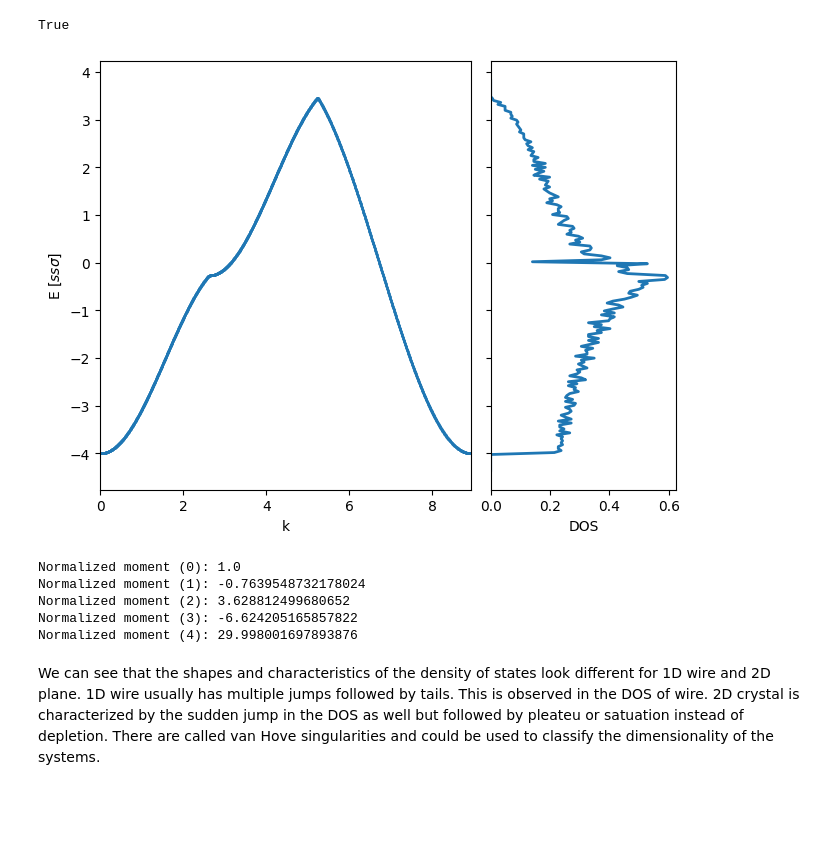
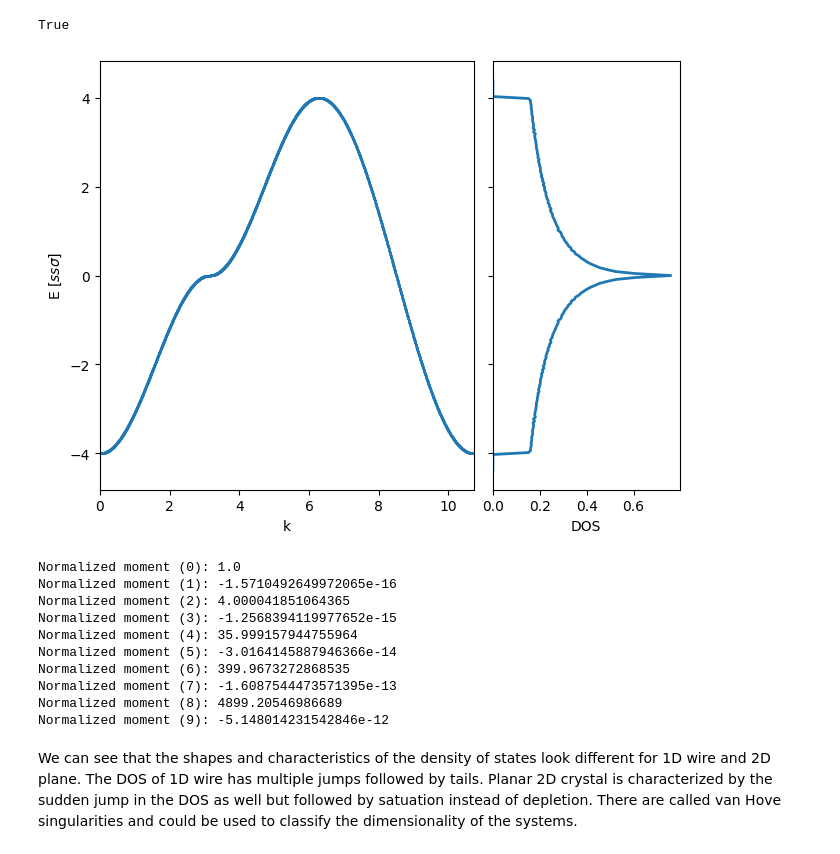
Before and after one commit to chiang-yuan/cyclone, a Jupyter notebook: qm/basics/dos.ipynb, the cells around one changed output. Cells and saved outputs as stored; diff of their text form; code cells hidden in the pictures; blank space fills up the shorter version.

```diff
--- a/qm/basics/dos.ipynb
+++ b/qm/basics/dos.ipynb
@@ -122,0 +44,12 @@ $\displaystyle \left[\begin{matrix}- 2.0 \cos{\left(1.2 k \right)} - 2.0 & 0 & 0
+# %%
+k = symbols("k")
+a, b = symbols("a, b")
+
+Hk_wire = Es + 2*sss*(cos(k*a) + cos(k*b))
+
+Hk_wire = Hk_wire.subs(
+    [
+        (Es, 0),
+        (sss, -4 * betar),
+    ]
+) / abs(sss.subs(sss, -4 * betar))
@@ -174,8 +132,6 @@ np.isclose(np.trapz(dos, bin_centers), 2)
 # %% [output]
 True
 # %%
-
-
 with plt.style.context('default'):
 
     LINE_WIDTH = 2
@@ -204,14 +160,15 @@ with plt.style.context('default'):
     xlo, xhi = ax[i].get_xlim()
     ax[i].set(
         xlabel='DOS',
-        xlim=(0, 0.5*xhi),
+        xlim=(0, xhi),
     )
 
     plt.show()
 
-for n in range(5):
+for n in range(10):
     print(f"Normalized moment ({n}):", (dos * bin_centers**n).sum() / dos.sum())
 
+KES_wire = KES
 dos_wire = dos
 bin_wire = bin_centers
 # %% [output]
@@ -241,9 +205,6 @@ Hk_plane
 # %% [output]
 $\displaystyle - 2.0 \cos{\left(a k \right)} - 2.0 \cos{\left(b k \right)}$
 # %%
-from sympy.vector import CoordSys3D
-
-R = CoordSys3D('R')
 
 # bandstructure
 G = [0, 0]
@@ -271,8 +232,8 @@ for ki in ks:
     ksub = ki[0]*R.i + ki[1]*R.j
     Hsub = Hk_plane.subs(
         [
-            (k*a, ksub&-R.j),
-            (k*b, ksub&R.i)
+            (k*a, ksub&-R.j*ao),
+            (k*b, ksub&R.i*ao)
         ]
     )
 
@@ -285,7 +246,7 @@ kes = np.array(kes)
 
 # dos
 
-L = int(2e2)
+L = int(1e3)
 
 kas, kbs = np.meshgrid(
     np.linspace(-np.pi/ao, np.pi/ao, L, endpoint=False),
@@ -300,8 +261,8 @@ for ki in tqdm(ks):
     ksub = ki[0]*-R.j + ki[1]*R.i
     Hsub = Hk_plane.subs(
         [
-            (k*a, ksub&-R.j),
-            (k*b, ksub&R.i)
+            (k*a, ksub&-R.j*ao),
+            (k*b, ksub&R.i*ao)
         ]
     )
     KES.append(float(Hsub))
@@ -333,39 +294,46 @@ with plt.style.context('default'):
                                  sharey=True,
                                  width_ratios=[1, 0.5],
                                  constrained_layout=True)
 
     i = 'a'
 
     ax[i].scatter(kes[:, 0], kes[:, 1], s=0.25*LINE_WIDTH)
 
     ax[i].set(
         xlabel='k',
         xlim=(kes[:, 0].min(), kes[:, 0].max()),
         ylabel='E [$ss\\sigma$]'
     )
 
     i = 'b'
 
     ax[i].plot(dos, bin_centers, lw=LINE_WIDTH)
 
     xlo, xhi = ax[i].get_xlim()
     ax[i].set(
         xlabel='DOS',
         xlim=(0, xhi),
     )
 
     plt.show()
 
-for n in range(5):
+for n in range(10):
     print(f"Normalized moment ({n}):", (dos * bin_centers**n).sum() / dos.sum())
+
+KES_plane = KES
 dos_plane = dos
 bin_plane = bin_centers
 # %% [output]
-[figure, old version]
+[figure, new version]
 Normalized moment (0): 1.0
-Normalized moment (1): -0.7639548732178024
-Normalized moment (2): 3.628812499680652
-Normalized moment (3): -6.624205165857822
-Normalized moment (4): 29.998001697893876
+Normalized moment (1): -1.5710492649972065e-16
+Normalized moment (2): 4.000041851064365
+Normalized moment (3): -1.2568394119977652e-15
+Normalized moment (4): 35.999157944755964
+Normalized moment (5): -3.0164145887946366e-14
+Normalized moment (6): 399.9673272868535
+Normalized moment (7): -1.6087544473571395e-13
+Normalized moment (8): 4899.20546986689
+Normalized moment (9): -5.148014231542846e-12
 # %% [markdown]
-We can see that the shapes and characteristics of the density of states look different for 1D wire and 2D plane. 1D wire usually has multiple jumps followed by tails. This is observed in the DOS of wire. 2D crystal is characterized by the sudden jump in the DOS as well but followed by pleateu or satuation instead of depletion. There are called van Hove singularities and could be used to classify the dimensionality of the systems.
+We can see that the shapes and characteristics of the density of states look different for 1D wire and 2D plane. The DOS of 1D wire has multiple jumps followed by tails. Planar 2D crystal is characterized by the sudden jump in the DOS as well but followed by satuation instead of depletion. There are called van Hove singularities and could be used to classify the dimensionality of the systems.
```
Also changed, not shown: parts of 22 cells of this notebook, 3 other files.
